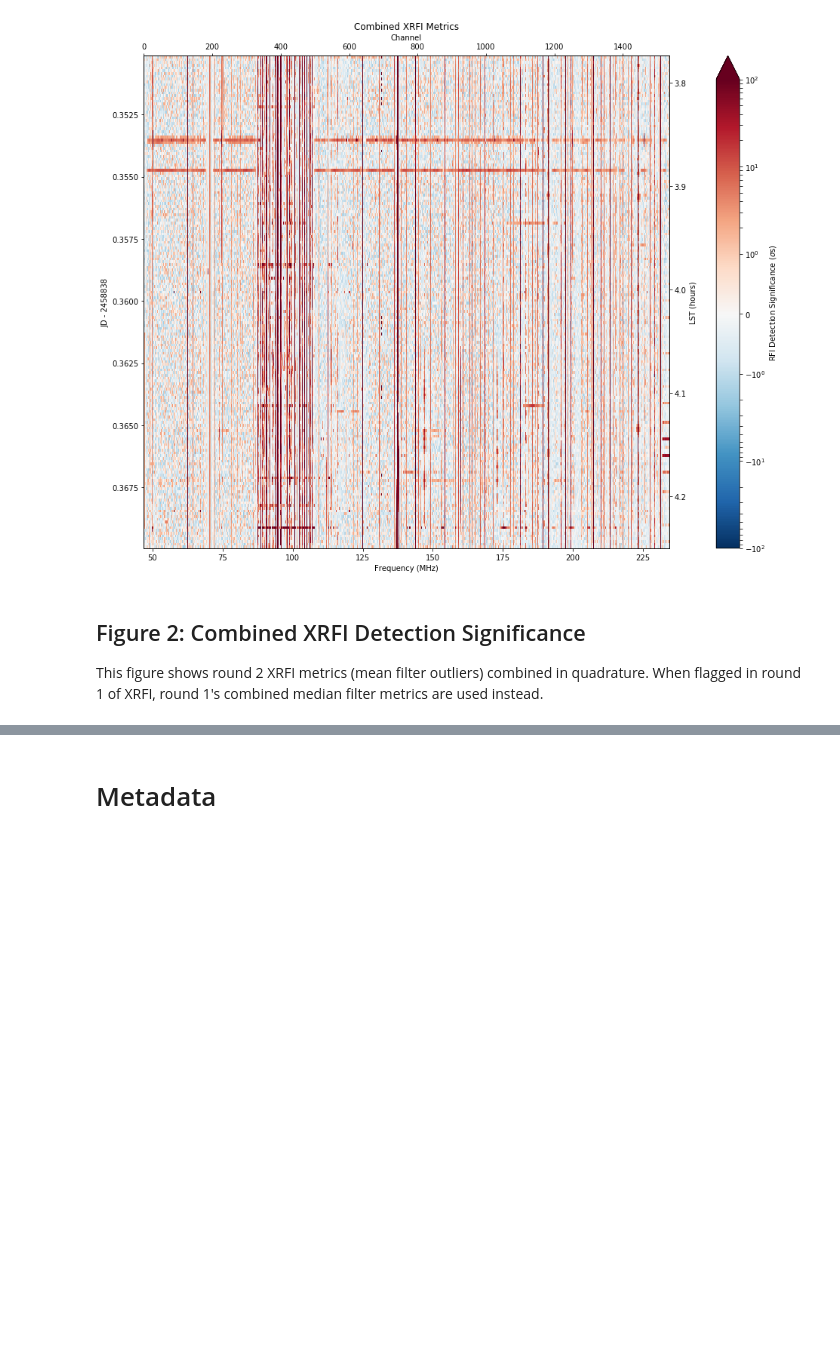
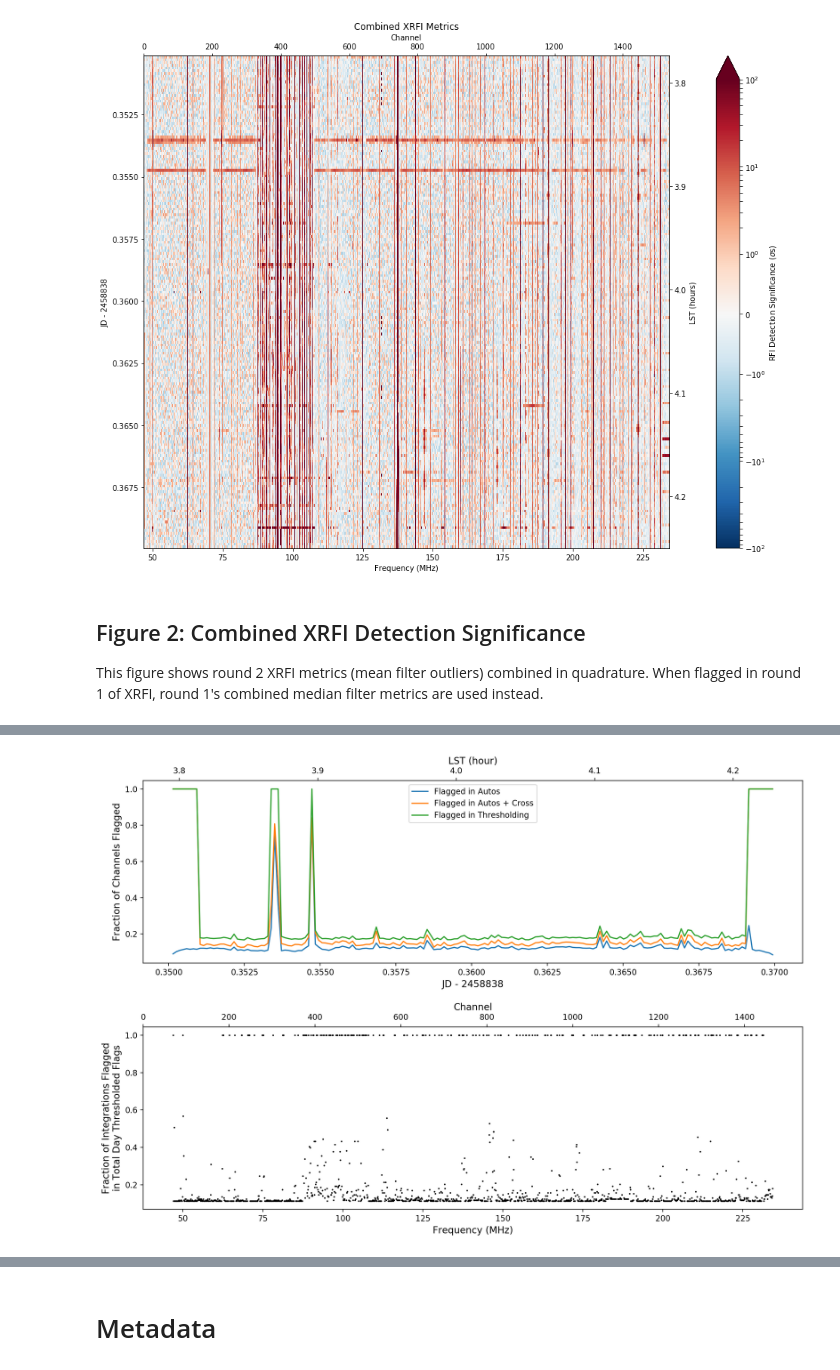
Before and after one commit to HERA-Team/H4C_Notebooks, a Jupyter notebook: rfi_inspect/rfi_inspect_2458838.ipynb, the cells around one changed output, grey strips where cells are left out. Saved outputs shown, nothing was run; the diff lists cells and outputs as text; code cells hidden in the pictures; blank space fills up the shorter version.

```diff
--- a/rfi_inspect/rfi_inspect_2458838.ipynb
+++ b/rfi_inspect/rfi_inspect_2458838.ipynb
@@ -94,0 +186,30 @@ This figure shows round 2 XRFI metrics (mean filter outliers) combined in quadra
+# %%
+# Collapse the flags along each axis and plot the result.
+fig = plt.figure(figsize=(15,10), dpi=200)
+axes = fig.subplots(2, gridspec_kw={"hspace": 0.35})
+twin_axes = [ax.twiny() for ax in axes]
+
+# Set the plot labels.
+axes[0].set_xlabel(f"JD - {JD}", fontsize=12)
+axes[0].set_ylabel("Fraction of Channels Flagged", fontsize=12)
+axes[1].set_xlabel("Frequency (MHz)", fontsize=12)
+axes[1].set_ylabel(
+    "Fraction of Integrations Flagged\nin Total Day Thresholded Flags", fontsize=12
+)
+twin_axes[0].set_xlabel("LST (hour)", fontsize=12)
+twin_axes[0].set_xlim(lsts_hr[0], lsts_hr[-1])
+twin_axes[1].set_xlabel("Channel", fontsize=12)
+twin_axes[1].set_xlim(chans.min(), chans.max())
+
+# Plot the channel occupancy as a function of time.
+for label, flag_array in zip(flag_labels, flags.values()):
+    axes[0].plot(plot_times, flag_array.astype(np.float).mean(axis=1), label=label)
+
+# Plot the flagging fraction as a function of frequency.
+axes[1].plot(
+    freqs_MHz, round_3_flags.astype(np.float).mean(axis=0), color="k", ms=1, lw=0, marker="o"
+)
+
+axes[0].legend();
+# %% [output]
+[figure, added]
```
Also changed, not shown: parts of 6 cells of this notebook.
